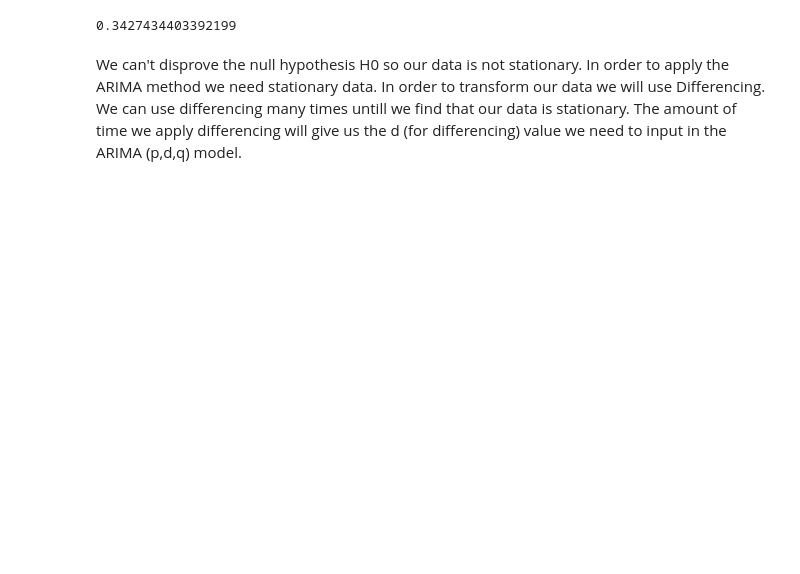
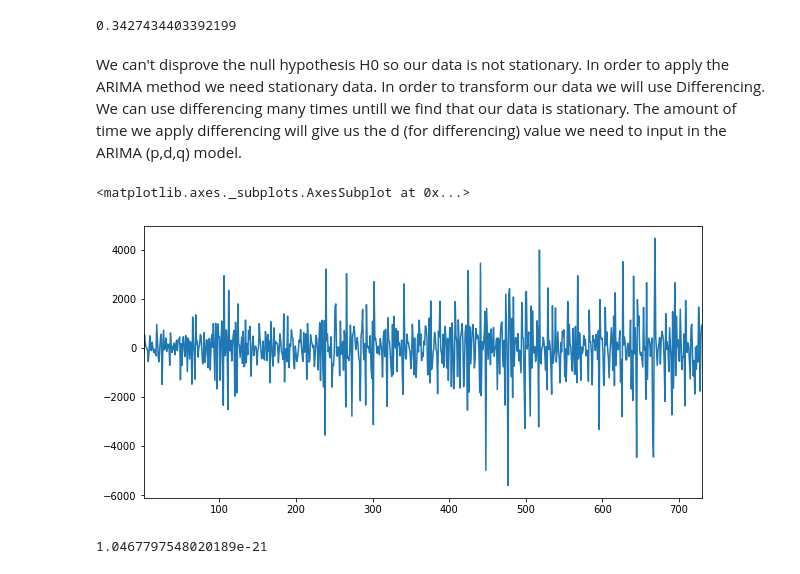
Before and after one commit to laurent-guerguy/Project-5-Bikesharing-Predict-Bike-Usage, a Jupyter notebook: your-project/Days Analysis.ipynb, the cells around one changed output. Cells and saved outputs as stored; diff of their text form; code cells hidden in the pictures; blank space fills up the shorter version.

```diff
--- a/your-project/Days Analysis.ipynb
+++ b/your-project/Days Analysis.ipynb
@@ -69,3 +72,14 @@ In order to apply the ARIMA method we need stationary data. In order to transfor
 We can use differencing many times untill we find that our data is stationary. The amount of time we apply differencing will give us the d (for differencing) value we need to input in the ARIMA (p,d,q) model.
 # %%
 # Perform differencing on the data
+days['cnt_diff'] = days['cnt'] - days['cnt'].shift(1)
+days['cnt_diff'].dropna().plot()
+# %% [output]
+<matplotlib.axes._subplots.AxesSubplot at 0x...>
+[figure, added]
+# %%
+# Perform Augmented Dickey Fuller on cnt_diff and print the p value of the test
+# I use dropna as the test can't be performed if there are some Nan's in the column
+adfuller(days['cnt_diff'].dropna())[1]
+# %% [output]
+1.0467797548020189e-21
```
Also changed, not shown: parts of 18 cells of this notebook.
